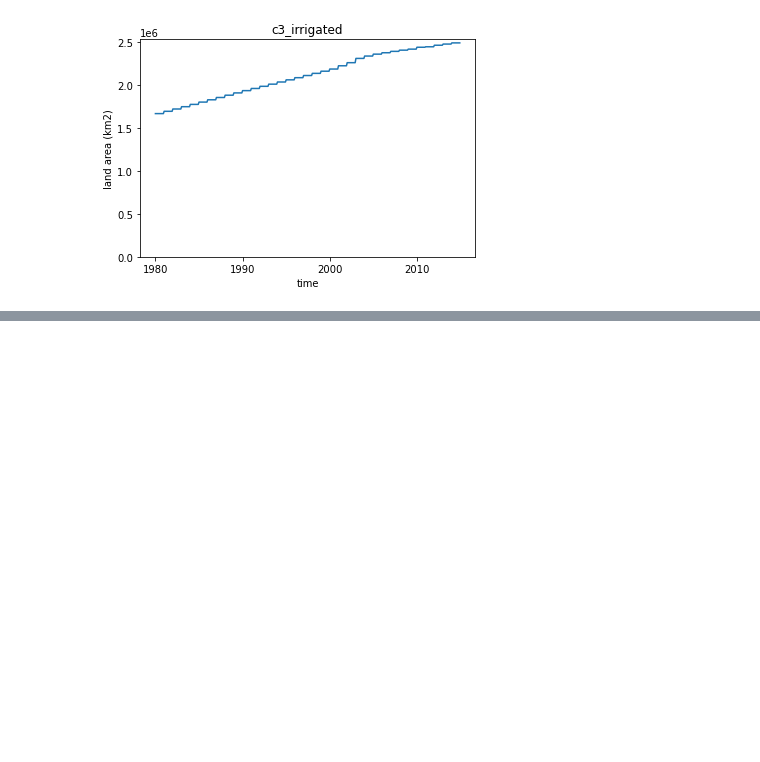
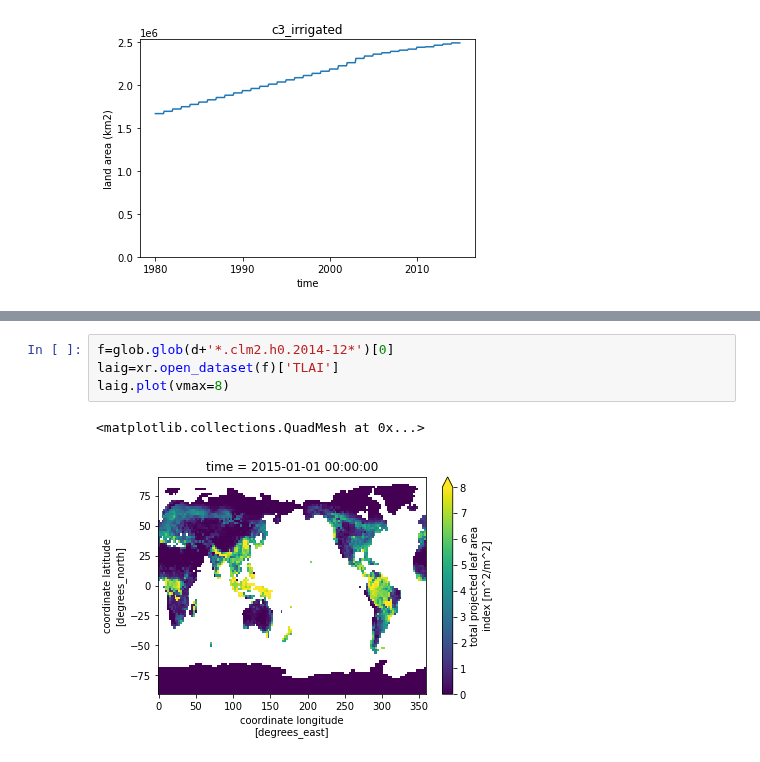
Before and after one commit to djk2120/CLM5PPE, a Jupyter notebook: pyth/pft_map.ipynb, the cells around one changed output, grey strips where cells are left out. Drawn from its saved outputs; the diff is of its cells as text; blank space fills up the shorter version.

```diff
--- a/pyth/pft_map.ipynb
+++ b/pyth/pft_map.ipynb
@@ -191,0 +198,7 @@ pfts[16]
+# %%
+f=glob.glob(d+'*.clm2.h0.2014-12*')[0]
+laig=xr.open_dataset(f)['TLAI']
+laig.plot(vmax=8)
+# %% [output]
+<matplotlib.collections.QuadMesh at 0x...>
+[figure, added]
```
Also changed, not shown: parts of 4 cells of this notebook.
